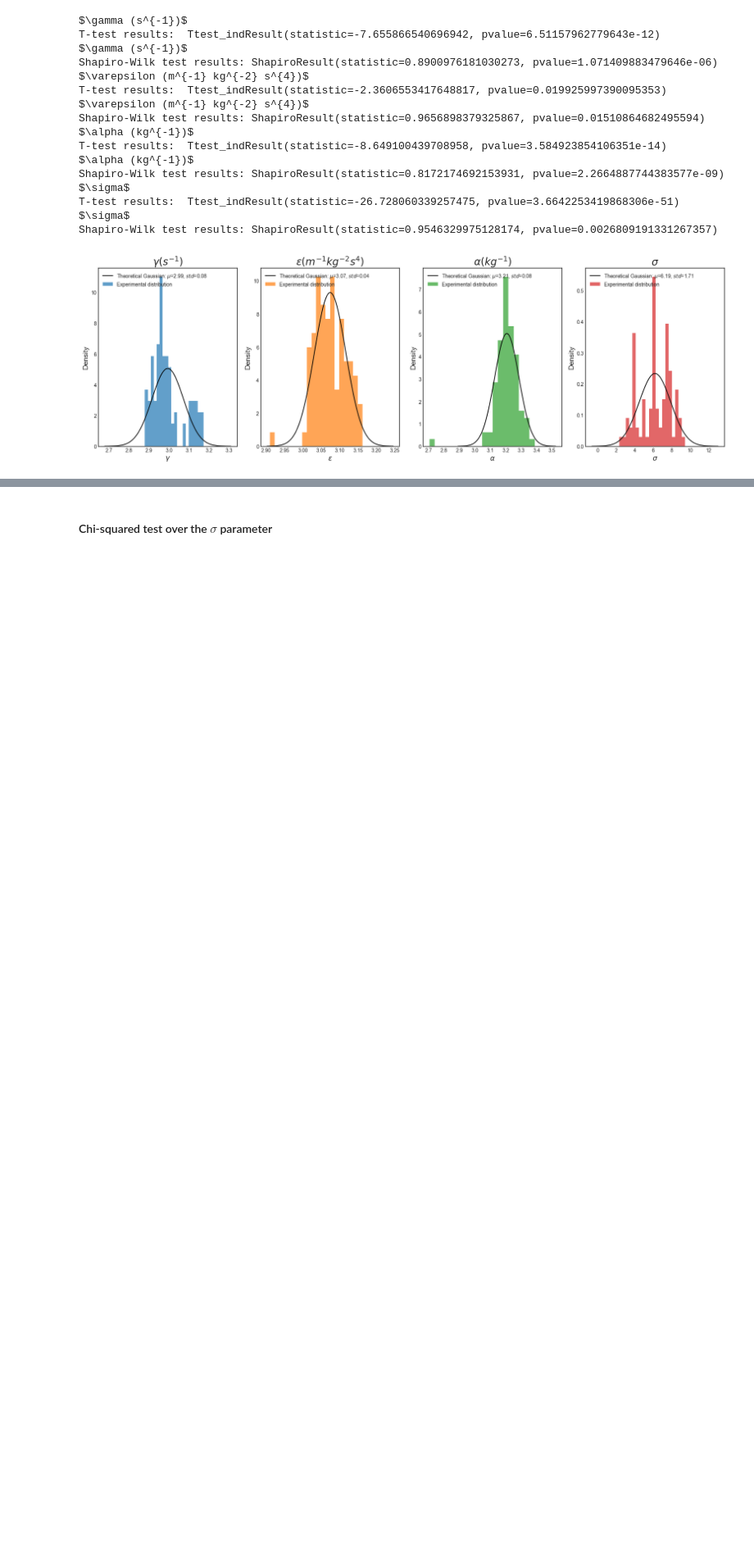
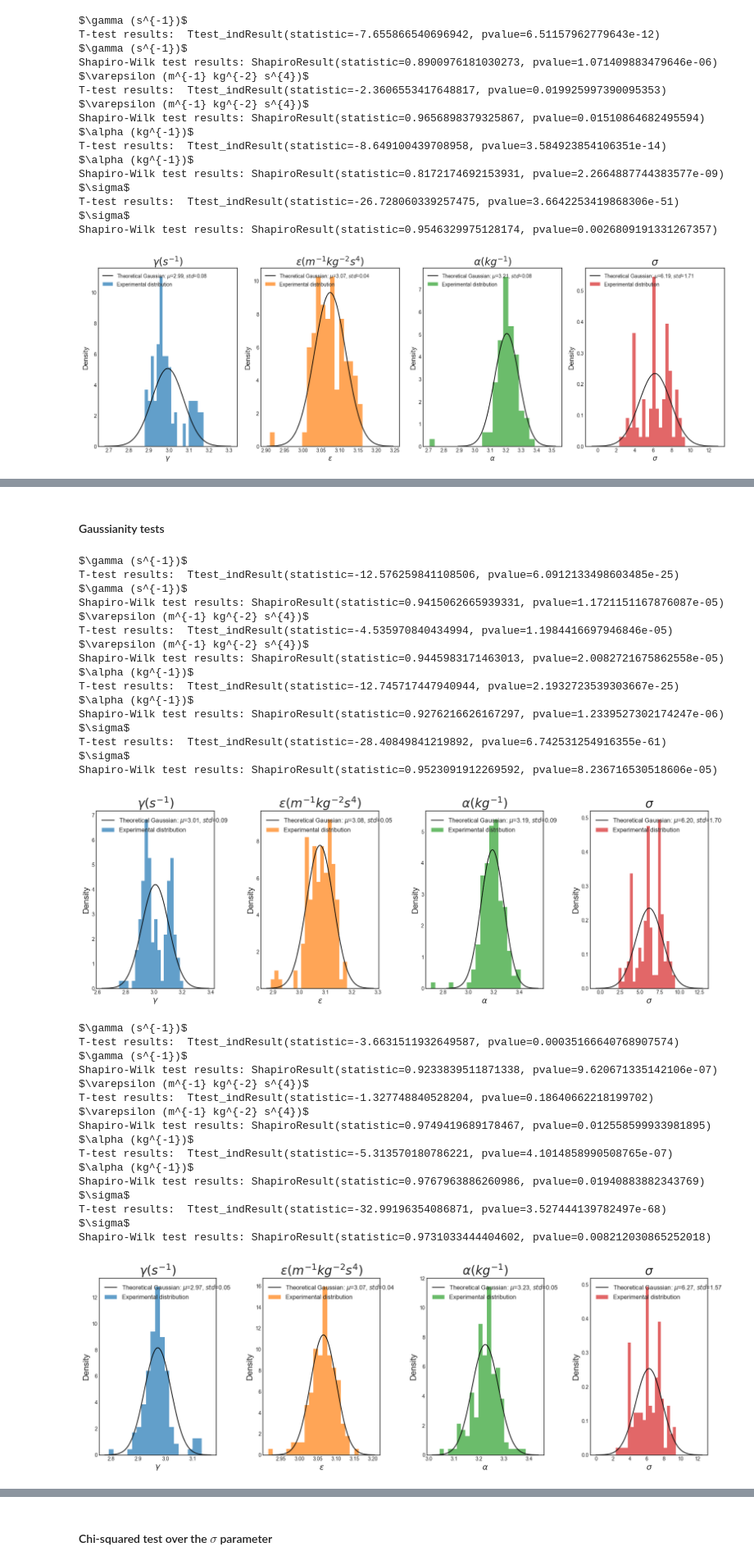
Before and after one commit to flaviaferrus/MotorControlPrediction, a Jupyter notebook: Notebooks/MultipleSubjects.ipynb, the cells around one changed output, grey strips where cells are left out. Shown at 82% size. Saved outputs shown, nothing was run; the diff lists cells and outputs as text; code cells hidden in the pictures; blank space fills up the shorter version.

```diff
--- a/Notebooks/MultipleSubjects.ipynb
+++ b/Notebooks/MultipleSubjects.ipynb
@@ -482,0 +511,48 @@ Motivation & $\gamma (s^{-1})$ & $arepsilon (m^3 kg^2 s^{-4})$ & $lpha (kg^{-1})
+# %% [markdown]
+#### Gaussianity tests
+# %%
+t_tests = []
+sw_tests = []
+for mode in range(1, 3):
+#subject = 25
+    t_tests_, sw_tests_ = plotting_dict_params(params_dict = new_params_mode[mode], opt_sigma = opt_sigma_mode[mode],
+                         barWidth=0.5, plotting_ = 1,
+                         saving_plot = True, folder_name = 'fitted_pics',
+                         pic_name = f'parameters_gaussians_mode_{mode}')
+    t_tests.append(t_tests_)
+    sw_tests.append(sw_tests_)
+# %% [output]
+$\gamma (s^{-1})$
+T-test results:  Ttest_indResult(statistic=-12.576259841108506, pvalue=6.0912133498603485e-25)
+$\gamma (s^{-1})$
+Shapiro-Wilk test results: ShapiroResult(statistic=0.9415062665939331, pvalue=1.1721151167876087e-05)
+$\varepsilon (m^{-1} kg^{-2} s^{4})$
+T-test results:  Ttest_indResult(statistic=-4.535970840434994, pvalue=1.1984416697946846e-05)
+$\varepsilon (m^{-1} kg^{-2} s^{4})$
+Shapiro-Wilk test results: ShapiroResult(statistic=0.9445983171463013, pvalue=2.0082721675862558e-05)
+$\alpha (kg^{-1})$
+T-test results:  Ttest_indResult(statistic=-12.745717447940944, pvalue=2.1932723539303667e-25)
+$\alpha (kg^{-1})$
+Shapiro-Wilk test results: ShapiroResult(statistic=0.9276216626167297, pvalue=1.2339527302174247e-06)
+$\sigma$
+T-test results:  Ttest_indResult(statistic=-28.40849841219892, pvalue=6.742531254916355e-61)
+$\sigma$
+Shapiro-Wilk test results: ShapiroResult(statistic=0.9523091912269592, pvalue=8.236716530518606e-05)
+[figure, added]
+$\gamma (s^{-1})$
+T-test results:  Ttest_indResult(statistic=-3.6631511932649587, pvalue=0.00035166640768907574)
+$\gamma (s^{-1})$
+Shapiro-Wilk test results: ShapiroResult(statistic=0.9233839511871338, pvalue=9.620671335142106e-07)
+$\varepsilon (m^{-1} kg^{-2} s^{4})$
+T-test results:  Ttest_indResult(statistic=-1.327748840528204, pvalue=0.18640662218199702)
+$\varepsilon (m^{-1} kg^{-2} s^{4})$
+Shapiro-Wilk test results: ShapiroResult(statistic=0.9749419689178467, pvalue=0.012558599933981895)
+$\alpha (kg^{-1})$
+T-test results:  Ttest_indResult(statistic=-5.313570180786221, pvalue=4.1014858990508765e-07)
+$\alpha (kg^{-1})$
+Shapiro-Wilk test results: ShapiroResult(statistic=0.9767963886260986, pvalue=0.01940883882343769)
+$\sigma$
+T-test results:  Ttest_indResult(statistic=-32.99196354086871, pvalue=3.527444139782497e-68)
+$\sigma$
+Shapiro-Wilk test results: ShapiroResult(statistic=0.9731033444404602, pvalue=0.008212030865252018)
+[figure, added]
```
Also changed, not shown: parts of 11 cells of this notebook, 17 other files.
